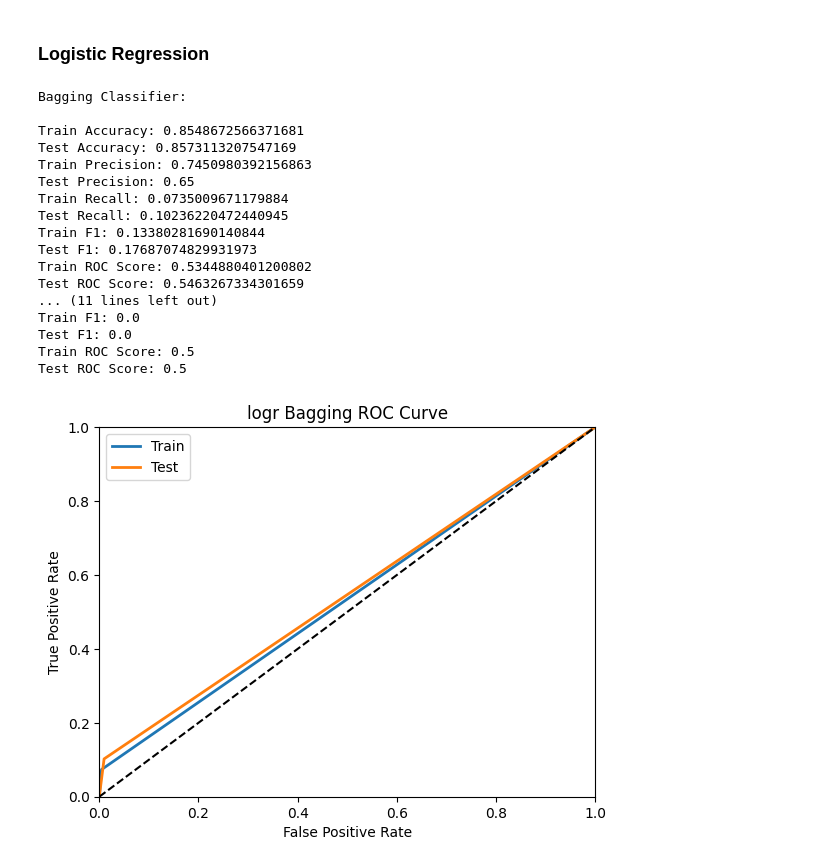
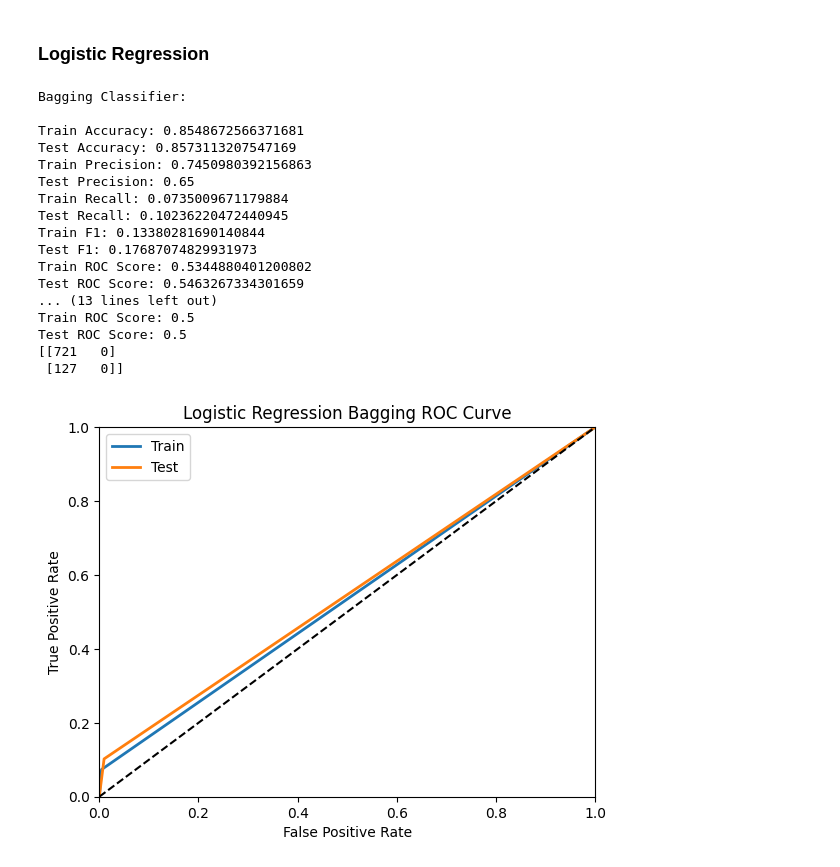
Before and after one commit to Elektroblade/cpsc499aml2024_final_project_team2_ditner_and_stobbe, a Jupyter notebook: cpsc499aml2024_final_project_team2_ditner_and_stobbe.ipynb, the cells around one changed output. Saved outputs shown, nothing was run; the diff lists cells and outputs as text; code cells hidden in the pictures.

```diff
--- a/cpsc499aml2024_final_project_team2_ditner_and_stobbe.ipynb
+++ b/cpsc499aml2024_final_project_team2_ditner_and_stobbe.ipynb
@@ -453,6 +449,7 @@ print("Train F1:", metrics.f1_score(y_train, y_train_pred_logr_bag))
 print("Test F1:", logr_bag_f1)
 print("Train ROC Score:", metrics.roc_auc_score(y_train, y_train_pred_logr_bag))
 print("Test ROC Score:", logr_bag_roc)
+print(confusion_matrix(y_test, y_test_pred_logr_bag))
 
 print("\nAda Boost Classifier:\n")
 print("Train Accuracy:", metrics.accuracy_score(y_train, y_train_pred_logr_bst))
@@ -465,36 +462,37 @@ print("Train F1:", metrics.f1_score(y_train, y_train_pred_logr_bst))
 print("Test F1:", logr_bst_f1)
 print("Train ROC Score:", metrics.roc_auc_score(y_train, y_train_pred_logr_bst))
 print("Test ROC Score:", logr_bst_roc)
+print(confusion_matrix(y_test, y_test_pred_logr_bst))
 
 # Print ROC Curve
 
 fpr_train, tpr_train, thresholds = metrics.roc_curve(y_train, y_train_pred_logr_bag)
 fpr_test, tpr_test, thresholds = metrics.roc_curve(y_test, y_test_pred_logr_bag)
 
-plot_roc_curve(fpr_train, fpr_test, tpr_train, tpr_test, "logr Bagging")
+plot_roc_curve(fpr_train, fpr_test, tpr_train, tpr_test, "Logistic Regression Bagging")
 plt.show()
 
 fpr_train, tpr_train, thresholds = metrics.roc_curve(y_train, y_train_pred_logr_bst)
 fpr_test, tpr_test, thresholds = metrics.roc_curve(y_test, y_test_pred_logr_bst)
 
-plot_roc_curve(fpr_train, fpr_test, tpr_train, tpr_test, "logr Boosting")
+plot_roc_curve(fpr_train, fpr_test, tpr_train, tpr_test, "Logistic Regression Boosting")
 plt.show()
 # %% [output]
 Bagging Classifier:
 
 Train Accuracy: 0.8548672566371681
 Test Accuracy: 0.8573113207547169
 Train Precision: 0.7450980392156863
 Test Precision: 0.65
 Train Recall: 0.0735009671179884
 Test Recall: 0.10236220472440945
 Train F1: 0.13380281690140844
 Test F1: 0.17687074829931973
 Train ROC Score: 0.5344880401200802
 Test ROC Score: 0.5463267334301659
-... (11 lines left out)
-Train F1: 0.0
-Test F1: 0.0
+... (13 lines left out)
 Train ROC Score: 0.5
 Test ROC Score: 0.5
+[[721   0]
+ [127   0]]
-[figure, old version]
+[figure, new version]
```
Also changed, not shown: parts of 14 cells of this notebook.
